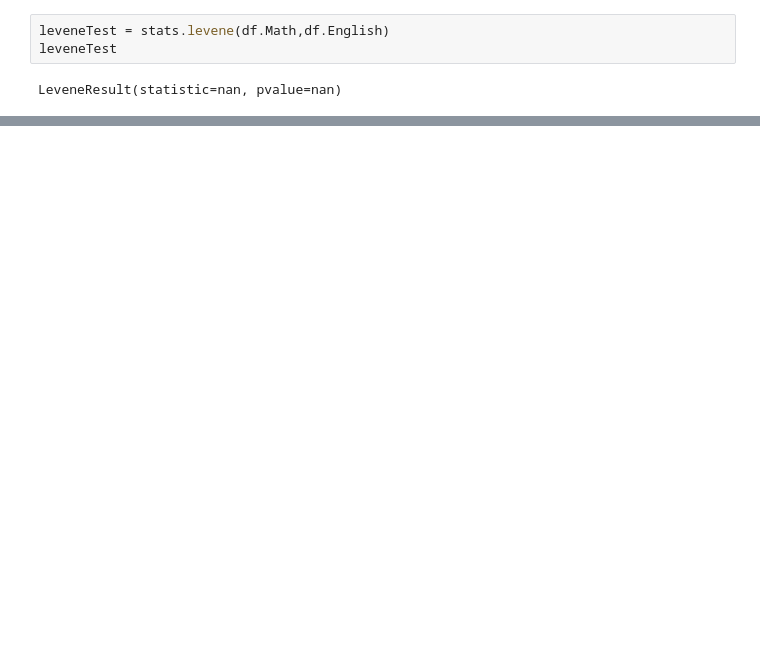
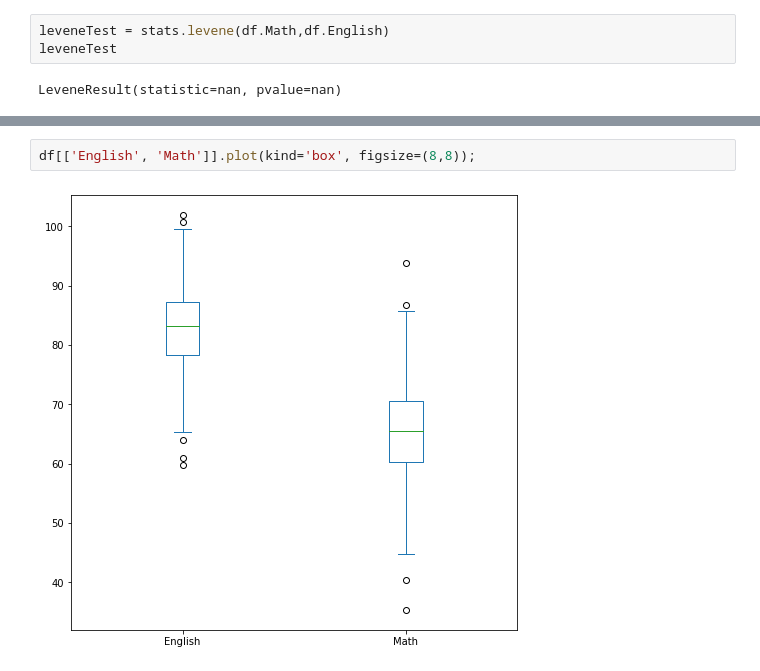
Before and after one commit to glcn35/statistics, a Jupyter notebook: Statistics_Assignment_5_(Hypothesis_Tests).ipynb, the cells around one changed output, grey strips where cells are left out. Cells and saved outputs as stored; diff of their text form; blank space fills up the shorter version.

```diff
--- a/Statistics_Assignment_5_(Hypothesis_Tests).ipynb
+++ b/Statistics_Assignment_5_(Hypothesis_Tests).ipynb
@@ -286,0 +356,4 @@ Ttest_indResult(statistic=10.78720564180352, pvalue=7.522665087314722e-18)
+# %%
+df[['English', 'Math']].plot(kind='box', figsize=(8,8));
+# %% [output]
+[figure, added]
```
Also changed, not shown: parts of 27 cells of this notebook.
